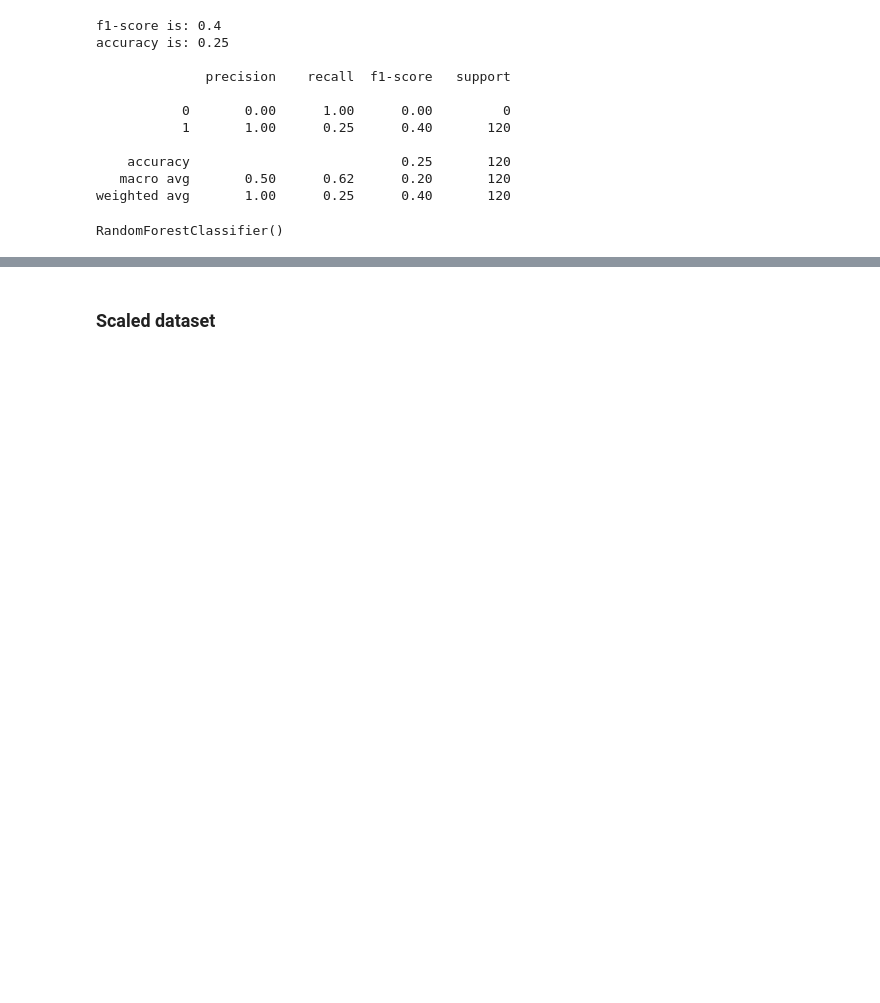
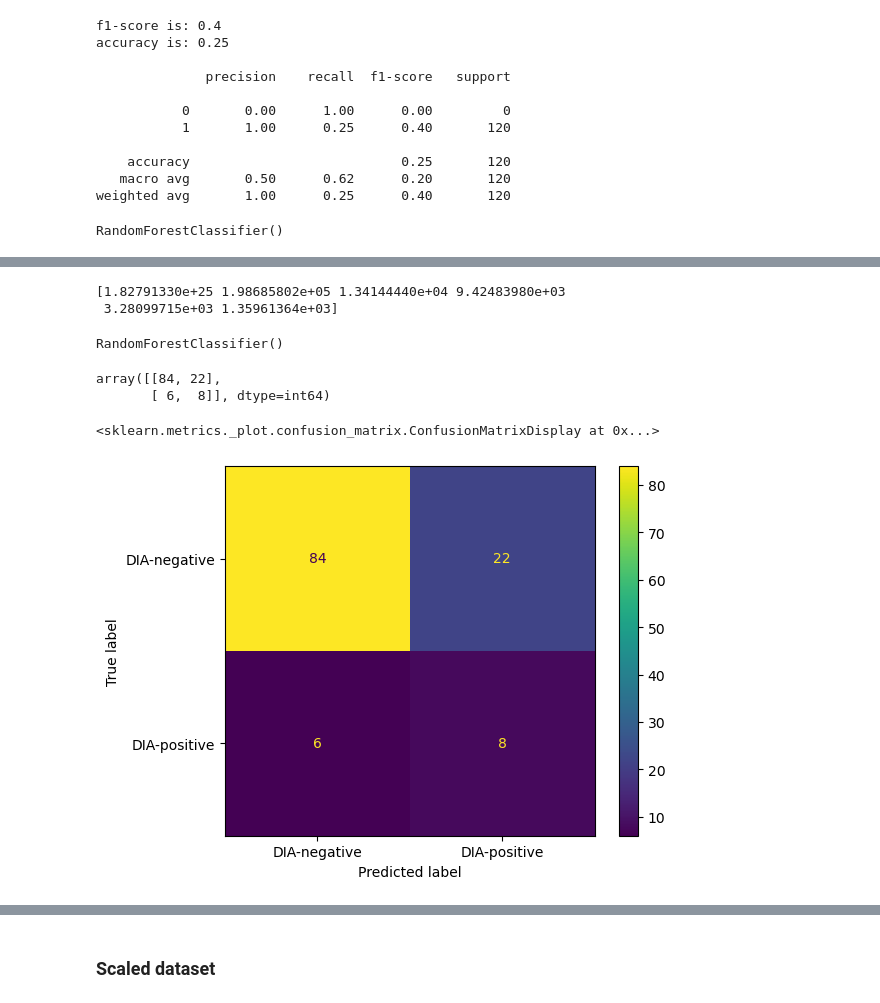
Before and after one commit to Randomacy/FLIQ-Virtual-Hackathon, a Jupyter notebook: Submission Code/[Part III] Benchmarking using Classic ML.ipynb, the cells around one changed output, grey strips where cells are left out. Saved outputs shown, nothing was run; the diff lists cells and outputs as text; code cells hidden in the pictures; blank space fills up the shorter version.

```diff
--- a/Submission Code/[Part III] Benchmarking using Classic ML.ipynb
+++ b/Submission Code/[Part III] Benchmarking using Classic ML.ipynb
@@ -181,0 +183,30 @@ weighted avg       0.91      0.82      0.85       120
+# %%
+# we'll move on to PCA
+pca = PCA(n_components=6)
+X_train_pca = pca.fit_transform(X_train)
+X_test_pca = pca.transform(X_test)
+# %%
+# how much variance is explain by 6 components
+print(pca.explained_variance_)
+# %% [output]
+[1.82791330e+25 1.98685802e+05 1.34144440e+04 9.42483980e+03
+ 3.28099715e+03 1.35961364e+03]
+# %%
+rf_pca = RandomForestClassifier()
+rf_pca.fit(X_train_pca, y_train)
+# %% [output]
+RandomForestClassifier()
+# %%
+y_pca_preds_rf = rf_pca.predict(X_test_pca)
+# %%
+classic_rf_pca_cm = confusion_matrix(y_pca_preds_rf, y_test)
+classic_rf_pca_cm
+# %% [output]
+array([[84, 22],
+       [ 6,  8]], dtype=int64)
+# %%
+disp = ConfusionMatrixDisplay(confusion_matrix=classic_rf_pca_cm, display_labels=classes)
+disp.plot()
+# %% [output]
+<sklearn.metrics._plot.confusion_matrix.ConfusionMatrixDisplay at 0x...>
+[figure, added]
```
Also changed, not shown: parts of 12 cells of this notebook.
